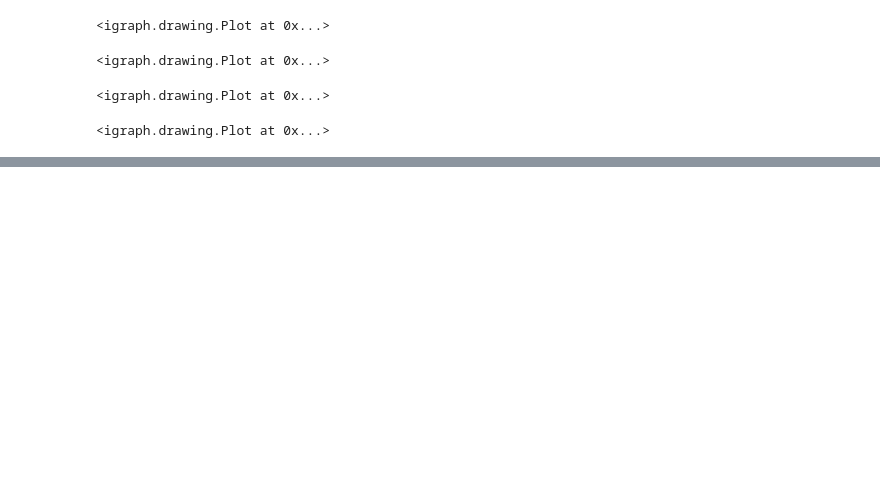
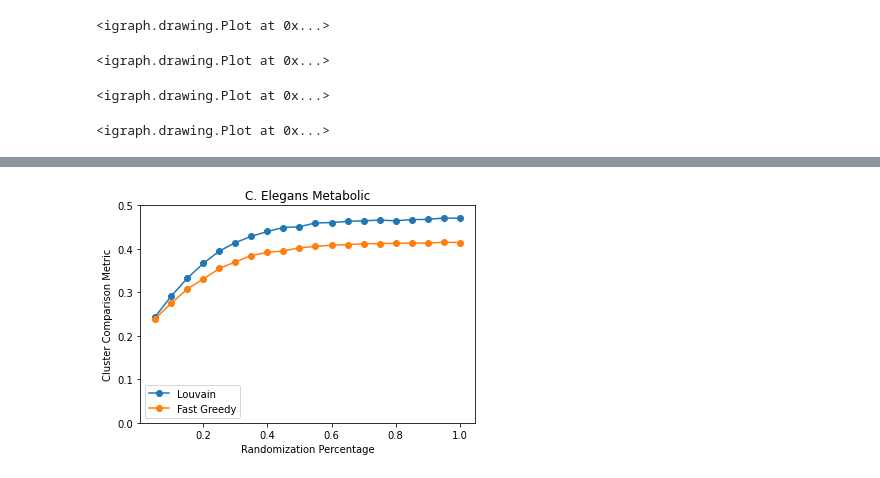
Before and after one commit to ericssimpson/robust-community-detection, a Jupyter notebook: report.ipynb, the cells around one changed output, grey strips where cells are left out. Saved outputs shown, nothing was run; the diff lists cells and outputs as text; code cells hidden in the pictures; blank space fills up the shorter version.

```diff
--- a/report.ipynb
+++ b/report.ipynb
@@ -93,4 +115,12 @@ plot
 # %%
 #robust_output = robin_robust(graph=graph, graph_random=graph_random, measure="vi", method="louvain", type="independent")
 #plot_robin(graph, robust_output["Mean"], robust_output["MeanRandom"], legend=("real data", "null model"))
+# %%
+graph1 = prep_graph(file="datasets/celegans_metabolic.net", file_format="net")
+graph2 = prep_graph(file="datasets/football.gml", file_format="gml")
+# %%
+compare_output1 = robin_compare(graph=graph1, method1="louvain", method2="fastgreedy")
+plot_robin(graph1, compare_output1["Mean1"], compare_output1["Mean2"], legend=("Louvain", "Fast Greedy"), title="C. Elegans Metabolic")
+# %% [output]
+[figure, added]
 # %%
```
Also changed, not shown: parts of 18 cells of this notebook, 18 other files.
